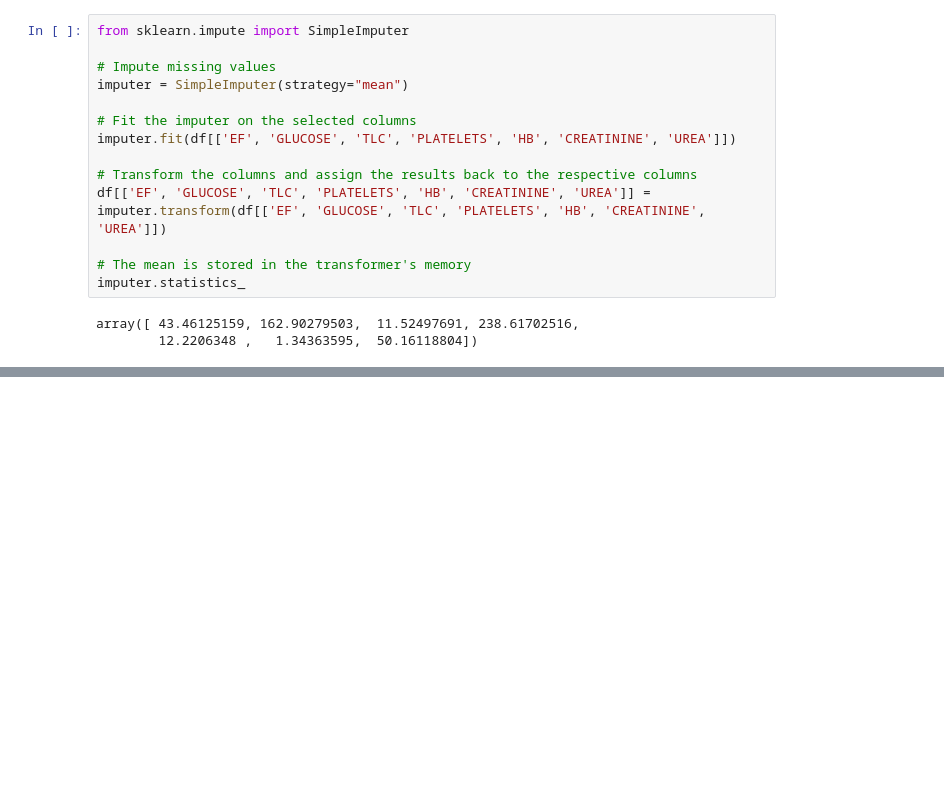
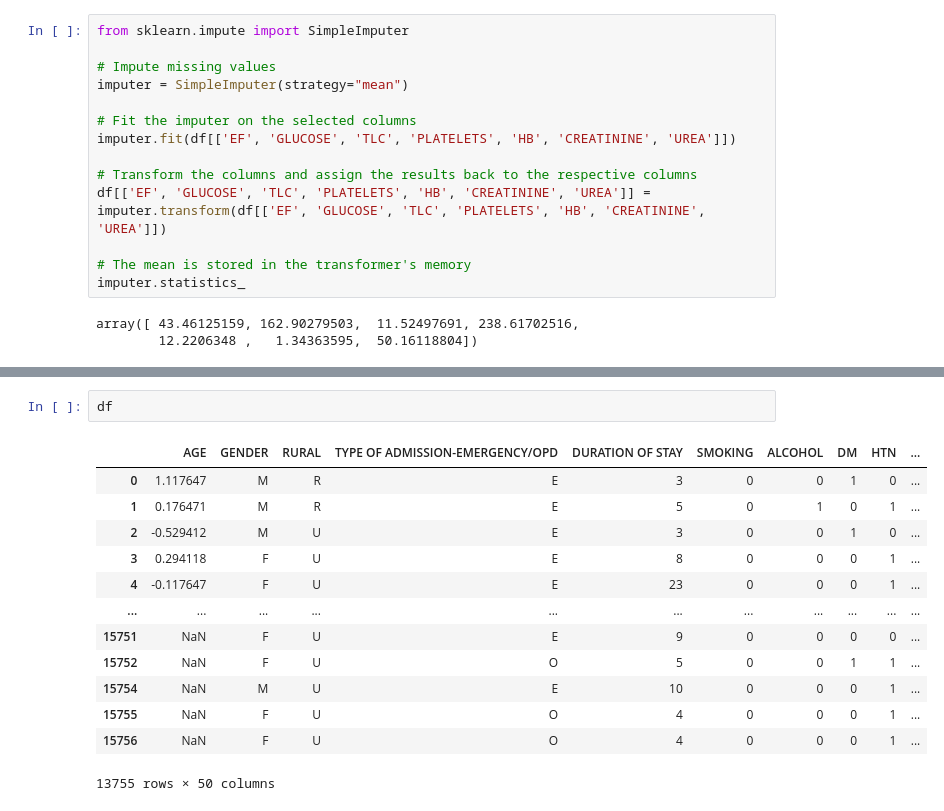
Before and after one commit to Reem24Alamri/hospitai, a Jupyter notebook: Preprocessing_new data.ipynb, the cells around one changed output, grey strips where cells are left out. Saved outputs shown, nothing was run; the diff lists cells and outputs as text; blank space fills up the shorter version.

```diff
--- a/Preprocessing_new data.ipynb
+++ b/Preprocessing_new data.ipynb
@@ -547,0 +231,16 @@ df['Billing Amount'].mean()
+# %%
+df
+# %% [output]
+|  | AGE | GENDER | RURAL | TYPE OF ADMISSION-EMERGENCY/OPD | DURATION OF STAY | SMOKING | ALCOHOL | DM | HTN | ... |
+| 0 | 1.117647 | M | R | E | 3 | 0 | 0 | 1 | 0 | ... |
+| 1 | 0.176471 | M | R | E | 5 | 0 | 1 | 0 | 1 | ... |
+| 2 | -0.529412 | M | U | E | 3 | 0 | 0 | 1 | 0 | ... |
+| 3 | 0.294118 | F | U | E | 8 | 0 | 0 | 0 | 1 | ... |
+| 4 | -0.117647 | F | U | E | 23 | 0 | 0 | 0 | 1 | ... |
+| ... | ... | ... | ... | ... | ... | ... | ... | ... | ... | ... |
+| 15751 | NaN | F | U | E | 9 | 0 | 0 | 0 | 0 | ... |
+| 15752 | NaN | F | U | O | 5 | 0 | 0 | 1 | 1 | ... |
+| 15754 | NaN | M | U | E | 10 | 0 | 0 | 0 | 1 | ... |
+| 15755 | NaN | F | U | O | 4 | 0 | 0 | 0 | 1 | ... |
+| 15756 | NaN | F | U | O | 4 | 0 | 0 | 0 | 1 | ... |
+13755 rows × 50 columns
```
Also changed, not shown: parts of 54 cells of this notebook.
